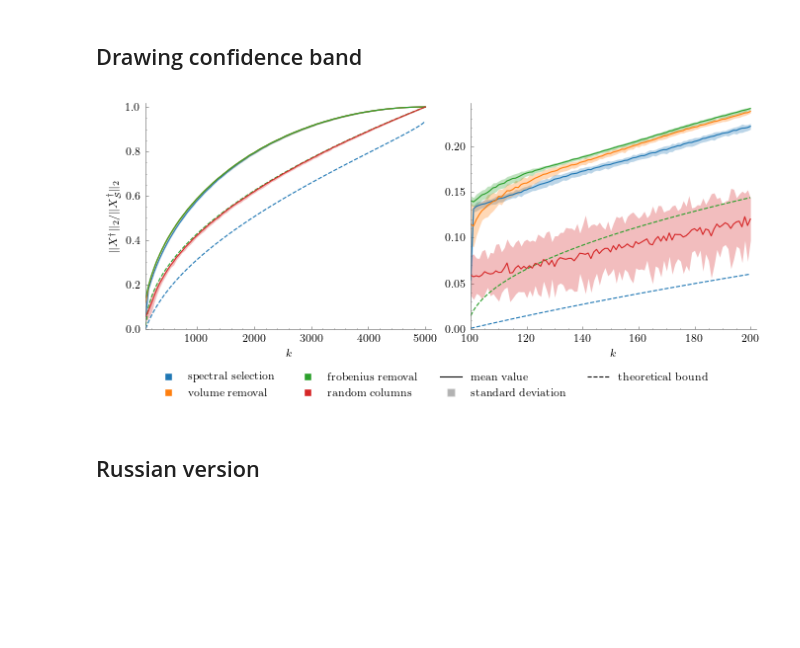
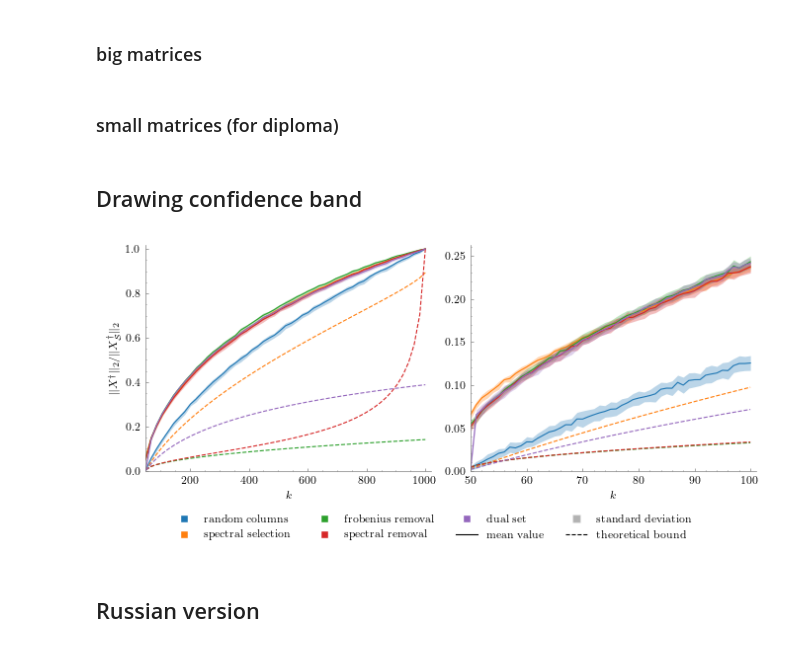
Before and after one commit to KozyrevIN/subset-selection-for-matrices, a Jupyter notebook: python_utilities/plotter.ipynb, the cells around one changed output. Saved outputs shown, nothing was run; the diff lists cells and outputs as text; code cells hidden in the pictures; blank space fills up the shorter version.

```diff
--- a/python_utilities/plotter.ipynb
+++ b/python_utilities/plotter.ipynb
@@ -2,6 +2,8 @@
 !apt install cm-super dvipng texlive-latex-extra texlive-latex-recommended
 # %%
 !apt install python3-pandas
+# %% [markdown]
+### big matrices
 # %%
 #run_times = ['09-02-2025_01_19_00', '09-02-2025_03_05_57'] # spectral orthonormal
 #run_times = ['10-02-2025_00_20_55', '10-02-2025_02_16_16'] # spectral graph
@@ -11,3 +13,11 @@ run_times = ['18-06-2025_00_31_20', '18-06-2025_06_38_36'] # frobenius graph
+# %% [markdown]
+### small matrices (for diploma)
+# %%
+#run_times = ['20-06-2025_17_20_12', '20-06-2025_17_25_11'] # frobenius gaussian
+run_times = ['20-06-2025_17_26_27', '20-06-2025_17_31_34'] # spectral gaussian
+
+#run_times = ['20-06-2025_17_32_54', '20-06-2025_17_37_57'] # frobenius graph
+#run_times = ['20-06-2025_17_39_13', ''] # spectral graph
 # %% [markdown]
 ## Drawing confidence band
 # %%
@@ -57,7 +67,7 @@ def create_subplot(position, run_time, ax):
 
         mean_values = sqrt_values.groupby(points['k']).mean()
         std_values = sqrt_values.groupby(points['k']).std()
-        ci = 1.96 * std_values
+        ci = std_values
 
         color = plt.cm.tab10(idx)
 
@@ -100,34 +110,34 @@ def create_plot(run_times):
 
     create_subplot('left', run_times[0], ax[0])
     create_subplot('right', run_times[1], ax[1])
 
     path = '../out/run_' + run_times[0] + '/'
     with open(path + 'run_info.json', 'r') as file:
         run_info = json.load(file)
 
     # Create custom legend
     if SHOW_LEGEND:
         custom_legend = []
         for algorithm in run_info['algorithms']:
             color = plt.cm.tab10(list(run_info['algorithms']).index(algorithm))
             custom_legend.append(plt.Line2D([0], [0], marker='s', color='w', markerfacecolor=color, markeredgecolor='white', label=algorithm, markersize=6))
 
         custom_legend.append(plt.Line2D([0], [0], linestyle='-', label='mean value', color='black'))
         custom_legend.append(plt.Line2D([0], [0], marker='s', color='w', markerfacecolor='black', markeredgecolor='white', alpha=0.3, label='standard deviation', markersize=6))
         custom_legend.append(plt.Line2D([0], [0], linestyle='--', label='theoretical bound', color='black'))
 
         leg = fig.legend(handles=custom_legend, framealpha=0.9,
                        loc='upper center', bbox_to_anchor=(0.5, 0.00), fancybox=True, ncols=4)
         #leg.get_frame().set_linewidth(0.5)
         leg.get_frame().set_edgecolor("1")
 
     plt.savefig('plot.pdf', bbox_inches='tight')
     plt.show()
     plt.close()
 
 create_plot(run_times)
 # %% [output]
-[figure, old version]
+[figure, new version]
 # %% [markdown]
 ## Russian version
 # %%
```
Also changed, not shown: parts of 1 cell of this notebook, 3 other files.
